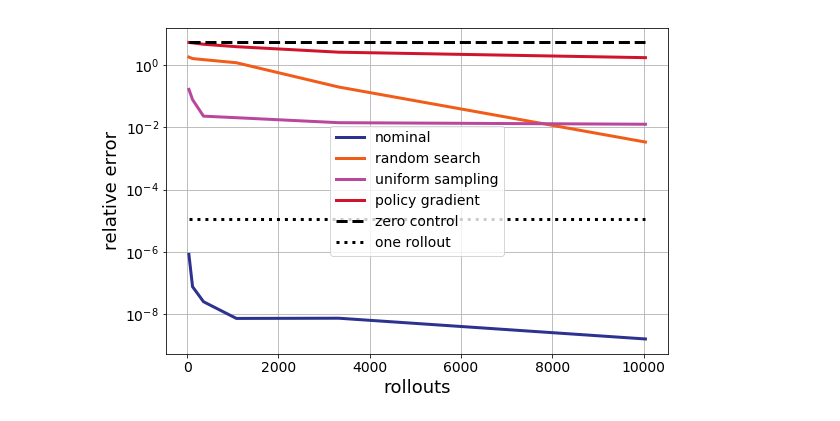
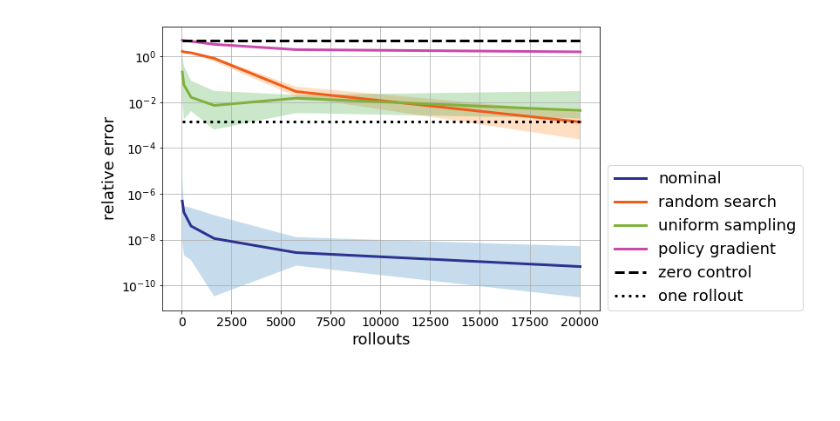
Before and after one commit to benjamin-recht/benjamin-recht.github.io, a Jupyter notebook: code/lqr_policy_comparisons.ipynb, the cells around one changed output. Cells and saved outputs as stored; diff of their text form; code cells hidden in the pictures; blank space fills up the shorter version.

```diff
--- a/code/lqr_policy_comparisons.ipynb
+++ b/code/lqr_policy_comparisons.ipynb
@@ -25,7 +25,7 @@ T = 10
 # amount of Gaussian noise in dynamics
 eq_err = 1e-2
 # %%
-N_vals = np.floor(np.logspace(0.0,2.4,num=6)).astype(int)
+N_vals = np.floor(np.logspace(0.0,2.7,num=6)).astype(int)
 N_trials = 10
 
 ### Bunch of matrices for storing costs
@@ -60,7 +60,7 @@ one_rollout_cost = lqrpols.cost_finite_model(A,B,Q,R,x0,T,A_nom,B_nom)/J_finite_
 for N in range(len(N_vals)):
     for trial in range(N_trials):
 
-        # nominal model
+        # nominal model, N x 40 to match sample budget of policy gradient
         A_nom,B_nom = lqrpols.lsqr_estimator(A,B,Q,R,x0,eq_err,N_vals[N]*40,T);
         # finite time horizon cost with nominal model
         J_finite_nom[trial,N] = lqrpols.cost_finite_model(A,B,Q,R,x0,T,A_nom,B_nom)/J_finite_opt-1
@@ -71,48 +71,57 @@ for N in range(len(N_vals)):
         # infinite time horizon cost of nominal model
         J_inf_nom[trial,N] = lqrpols.cost_inf_K(A,B,Q,R,K_nom)/J_inf_opt-1
 
-        # policy gradient
+        # policy gradient, batchsize 40 per iteration
         K_pg = lqrpols.policy_gradient_linear_policy(A,B,Q,R,x0,eq_err,N_vals[N],T)
         J_finite_pg[trial,N] = lqrpols.cost_finite_K(A,B,Q,R,x0,T,K_pg)/J_finite_opt-1
         J_inf_pg[trial,N] = lqrpols.cost_inf_K(A,B,Q,R,K_pg)/J_inf_opt-1
 
-        # random search
+        # random search, batchsize 4, so uses 8 rollouts per iteration
         K_rs = lqrpols.random_search_linear_policy(A,B,Q,R,x0,eq_err,N_vals[N]*5,T)
         J_finite_rs[trial,N] = lqrpols.cost_finite_K(A,B,Q,R,x0,T,K_rs)/J_finite_opt-1
         J_inf_rs[trial,N] = lqrpols.cost_inf_K(A,B,Q,R,K_rs)/J_inf_opt-1
 
-        # uniformly random sampling
+        # uniformly random sampling, N x 40 to match sample budget of policy gradient
         K_ur = lqrpols.uniform_random_linear_policy(A,B,Q,R,x0,eq_err,N_vals[N]*40,T)
         J_finite_ur[trial,N] = lqrpols.cost_finite_K(A,B,Q,R,x0,T,K_ur)/J_finite_opt-1
         J_inf_ur[trial,N] = lqrpols.cost_inf_K(A,B,Q,R,K_ur)/J_inf_opt-1
 # %%
-colors = [ '#2D328F', '#F15C19','#B9489D','#D0142B']
+colors = [ '#2D328F', '#F15C19',"#81b13c","#ca49ac"]
+
+          #'#702478','#D0142B']
 
 label_fontsize = 18
 tick_fontsize = 14
 linewidth = 3
 
 plt.semilogy(40*N_vals,np.median(J_finite_nom,axis=0),color=colors[0],linewidth=linewidth,label='nominal')
+plt.fill_between(40*N_vals, np.amin(J_finite_nom,axis=0), np.amax(J_finite_nom,axis=0), alpha=0.25)
+
 plt.semilogy(40*N_vals,np.median(J_finite_rs,axis=0),color=colors[1],linewidth=linewidth,label='random search')
+plt.fill_between(40*N_vals, np.amin(J_finite_rs,axis=0), np.amax(J_finite_rs,axis=0), alpha=0.25)
+
 plt.semilogy(40*N_vals,np.median(J_finite_ur,axis=0),color=colors[2],linewidth=linewidth,label='uniform sampling')
+plt.fill_between(40*N_vals, np.amin(J_finite_ur,axis=0), np.amax(J_finite_ur,axis=0), alpha=0.25)
+
 plt.semilogy(40*N_vals,np.median(J_finite_pg,axis=0),color=colors[3],linewidth=linewidth,label='policy gradient')
+plt.fill_between(40*N_vals, np.amin(J_finite_pg,axis=0), np.amax(J_finite_pg,axis=0), alpha=0.25)
 
 plt.semilogy([40*N_vals[0],40*N_vals[-1]],[baseline, baseline],color='#000000',linewidth=linewidth,
              linestyle='--',label='zero control')
 plt.semilogy([40*N_vals[0],40*N_vals[-1]],[one_rollout_cost, one_rollout_cost],color='#000000',linewidth=linewidth,
              linestyle=':',label='one rollout')
 
 plt.xlabel('rollouts',fontsize=label_fontsize)
 plt.ylabel('relative error',fontsize=label_fontsize)
-plt.legend(fontsize=14)
+plt.legend(fontsize=18, bbox_to_anchor=(1.0, 0.54))
 plt.xticks(fontsize=tick_fontsize)
 plt.yticks(fontsize=tick_fontsize)
 
 plt.grid(True)
 
 fig = plt.gcf()
 fig.set_size_inches(9, 6)
 
 plt.show()
 # %% [output]
-[figure, old version]
+[figure, new version]
```
Also changed, not shown: 1 other file.
